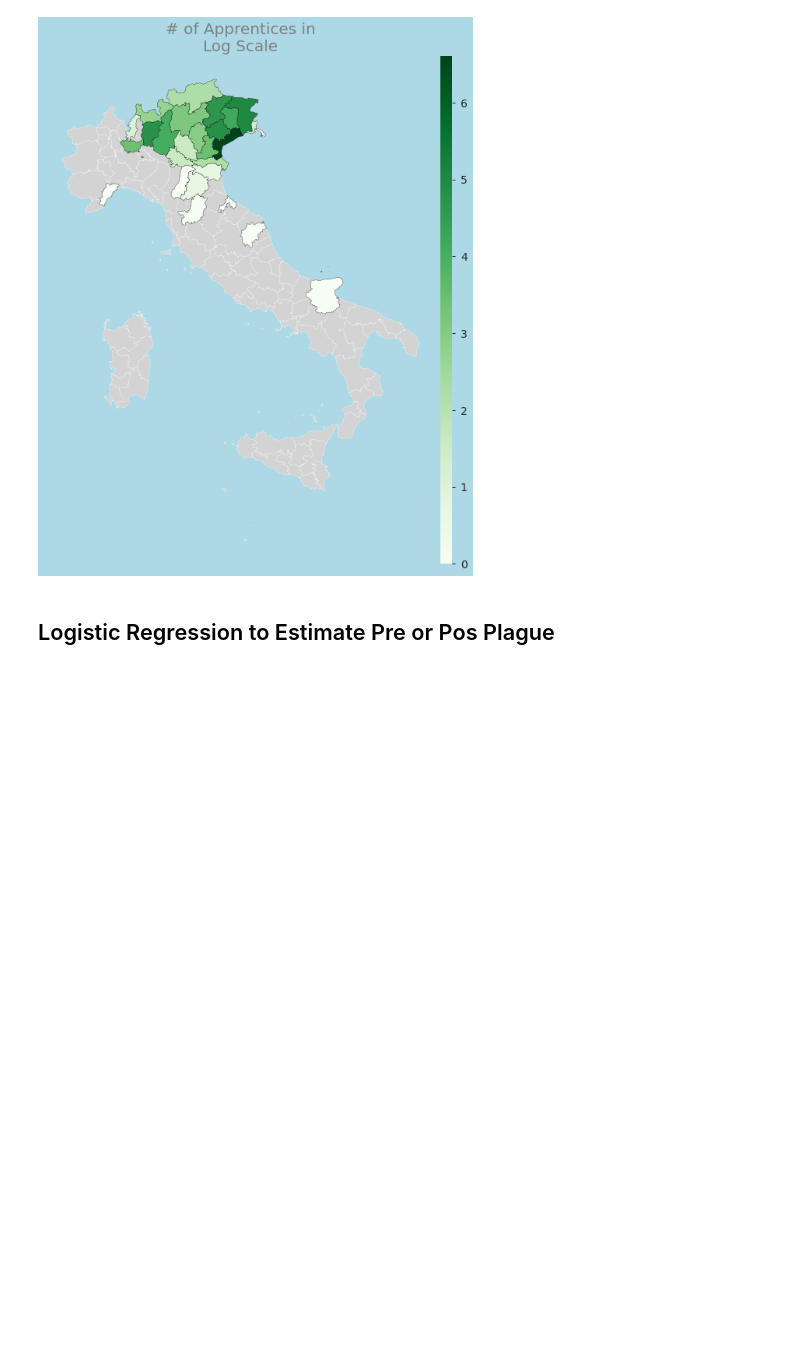
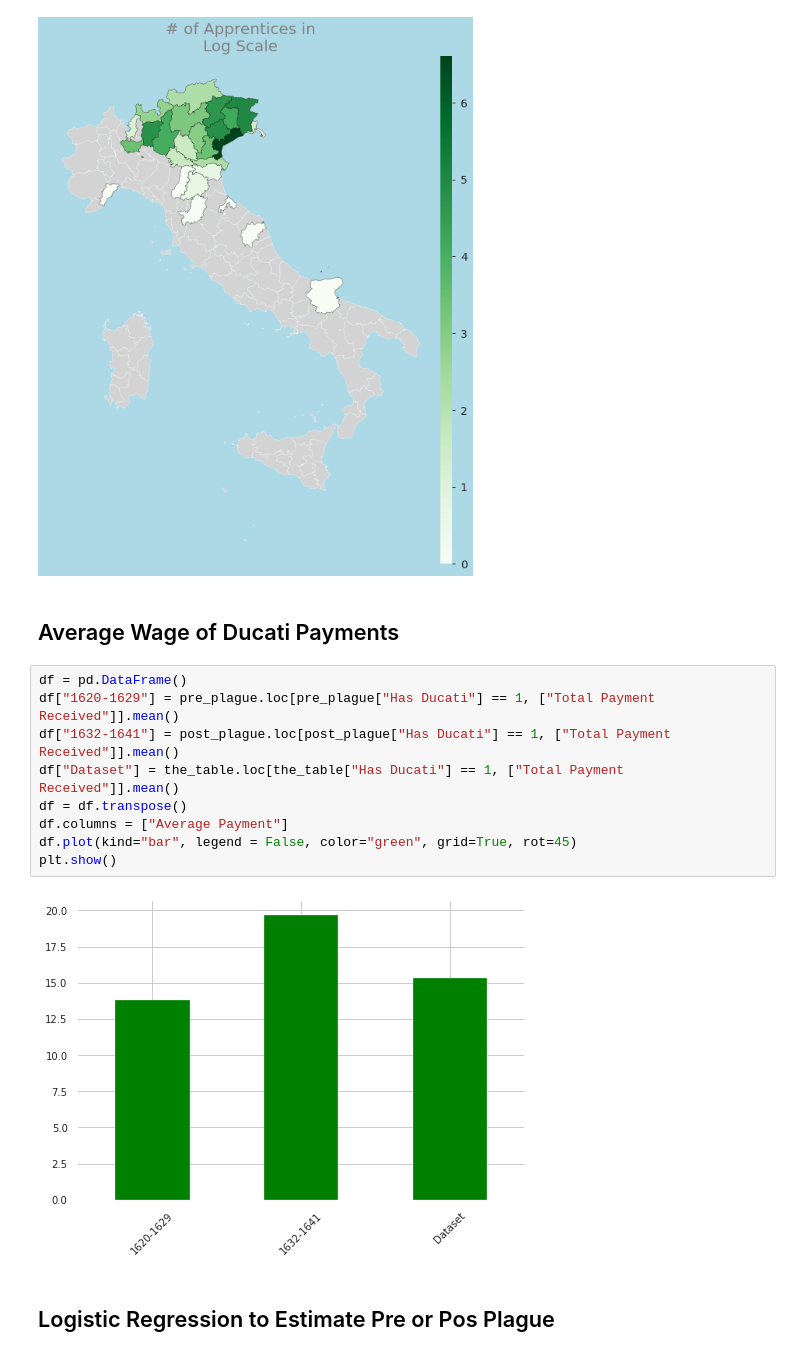
Before and after one commit to AlricRahl/Garzoni-Dataset-Exploration, a Jupyter notebook: src/Progress Notebook.ipynb, the cells around one changed output. Saved outputs shown, nothing was run; the diff lists cells and outputs as text; blank space fills up the shorter version.

Commit message:
Added the Average Wage comparison between post and pre plague

```diff
--- a/src/Progress Notebook.ipynb
+++ b/src/Progress Notebook.ipynb
@@ -1128,6 +1128,19 @@ filterNmap(the_table, s_year=1632, e_year=1641)
 # %% [output]
 [figure]
 [figure]
+# %% [markdown]
+## Average Wage of Ducati Payments ##
+# %%
+df = pd.DataFrame()
+df["1620-1629"] = pre_plague.loc[pre_plague["Has Ducati"] == 1, ["Total Payment Received"]].mean()
+df["1632-1641"] = post_plague.loc[post_plague["Has Ducati"] == 1, ["Total Payment Received"]].mean()
+df["Dataset"] = the_table.loc[the_table["Has Ducati"] == 1, ["Total Payment Received"]].mean()
+df = df.transpose()
+df.columns = ["Average Payment"]
+df.plot(kind="bar", legend = False, color="green", grid=True, rot=45)
+plt.show()
+# %% [output]
+[figure, added]
 # %% [markdown]
 ## Logistic Regression to Estimate Pre or Pos Plague ##
 # %%
```
